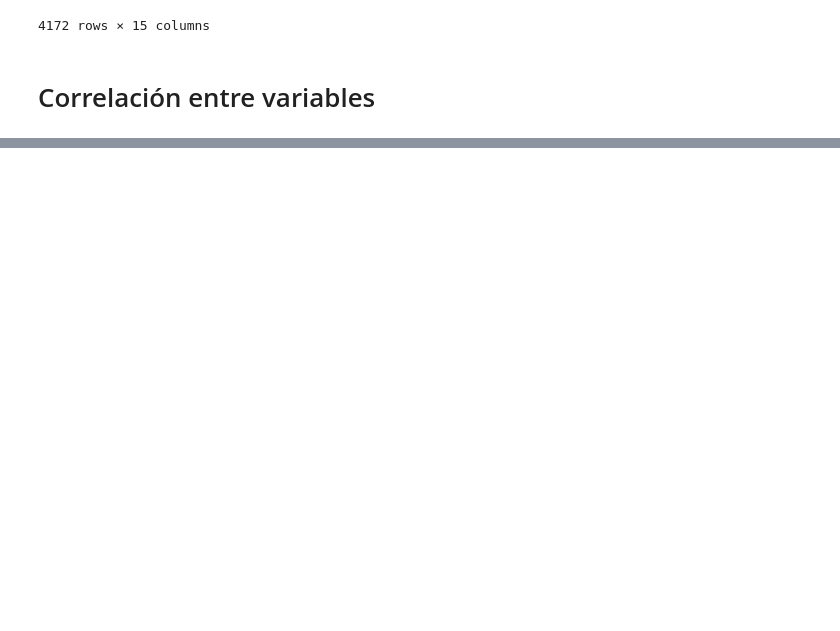
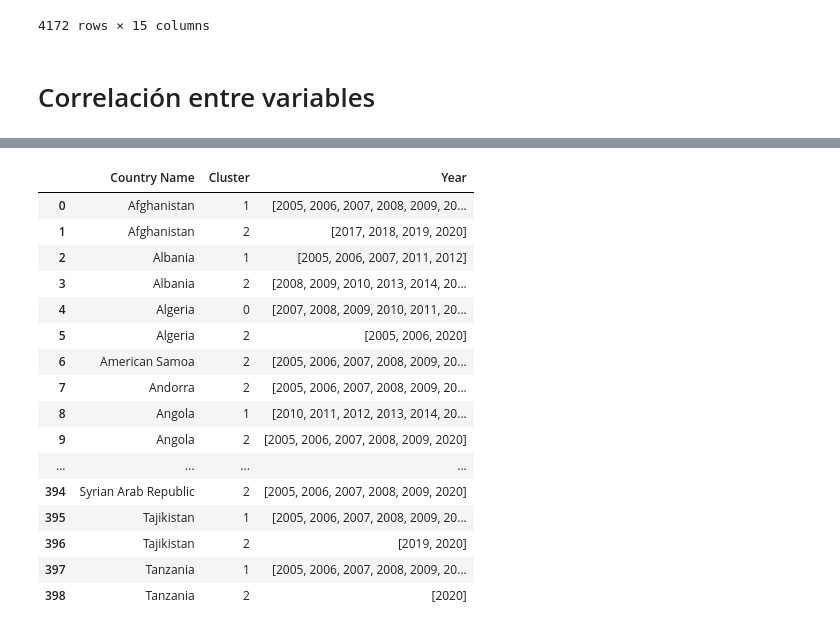
Before and after one commit to Aq202/uvg_mineria_proyecto1, a Jupyter notebook: proyecto_diego.ipynb, the cells around one changed output, grey strips where cells are left out. Cells and saved outputs as stored; diff of their text form; code cells hidden in the pictures; blank space fills up the shorter version.

```diff
--- a/proyecto_diego.ipynb
+++ b/proyecto_diego.ipynb
@@ -135,0 +274,20 @@ correlation_matrix
+# %%
+data_with_clusters.groupby(['Country Name', 'Cluster'])['Year'].agg(list).reset_index()
+# %% [output]
+|  | Country Name | Cluster | Year |
+| 0 | Afghanistan | 1 | [2005, 2006, 2007, 2008, 2009, 20... |
+| 1 | Afghanistan | 2 | [2017, 2018, 2019, 2020] |
+| 2 | Albania | 1 | [2005, 2006, 2007, 2011, 2012] |
+| 3 | Albania | 2 | [2008, 2009, 2010, 2013, 2014, 20... |
+| 4 | Algeria | 0 | [2007, 2008, 2009, 2010, 2011, 20... |
+| 5 | Algeria | 2 | [2005, 2006, 2020] |
+| 6 | American Samoa | 2 | [2005, 2006, 2007, 2008, 2009, 20... |
+| 7 | Andorra | 2 | [2005, 2006, 2007, 2008, 2009, 20... |
+| 8 | Angola | 1 | [2010, 2011, 2012, 2013, 2014, 20... |
+| 9 | Angola | 2 | [2005, 2006, 2007, 2008, 2009, 2020] |
+| ... | ... | ... | ... |
+| 394 | Syrian Arab Republic | 2 | [2005, 2006, 2007, 2008, 2009, 2020] |
+| 395 | Tajikistan | 1 | [2005, 2006, 2007, 2008, 2009, 20... |
+| 396 | Tajikistan | 2 | [2019, 2020] |
+| 397 | Tanzania | 1 | [2005, 2006, 2007, 2008, 2009, 20... |
+| 398 | Tanzania | 2 | [2020] |
```
Also changed, not shown: parts of 14 cells of this notebook.
